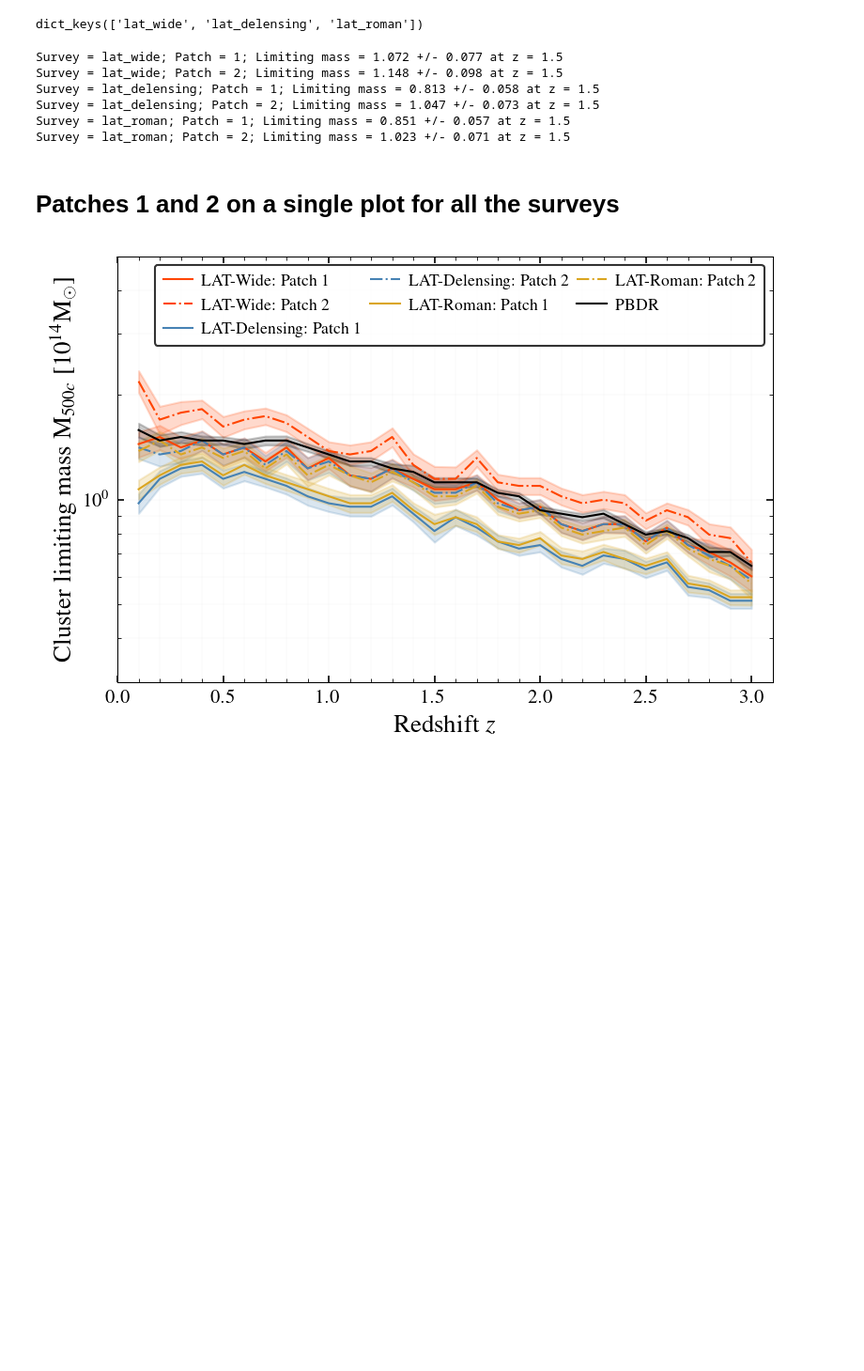
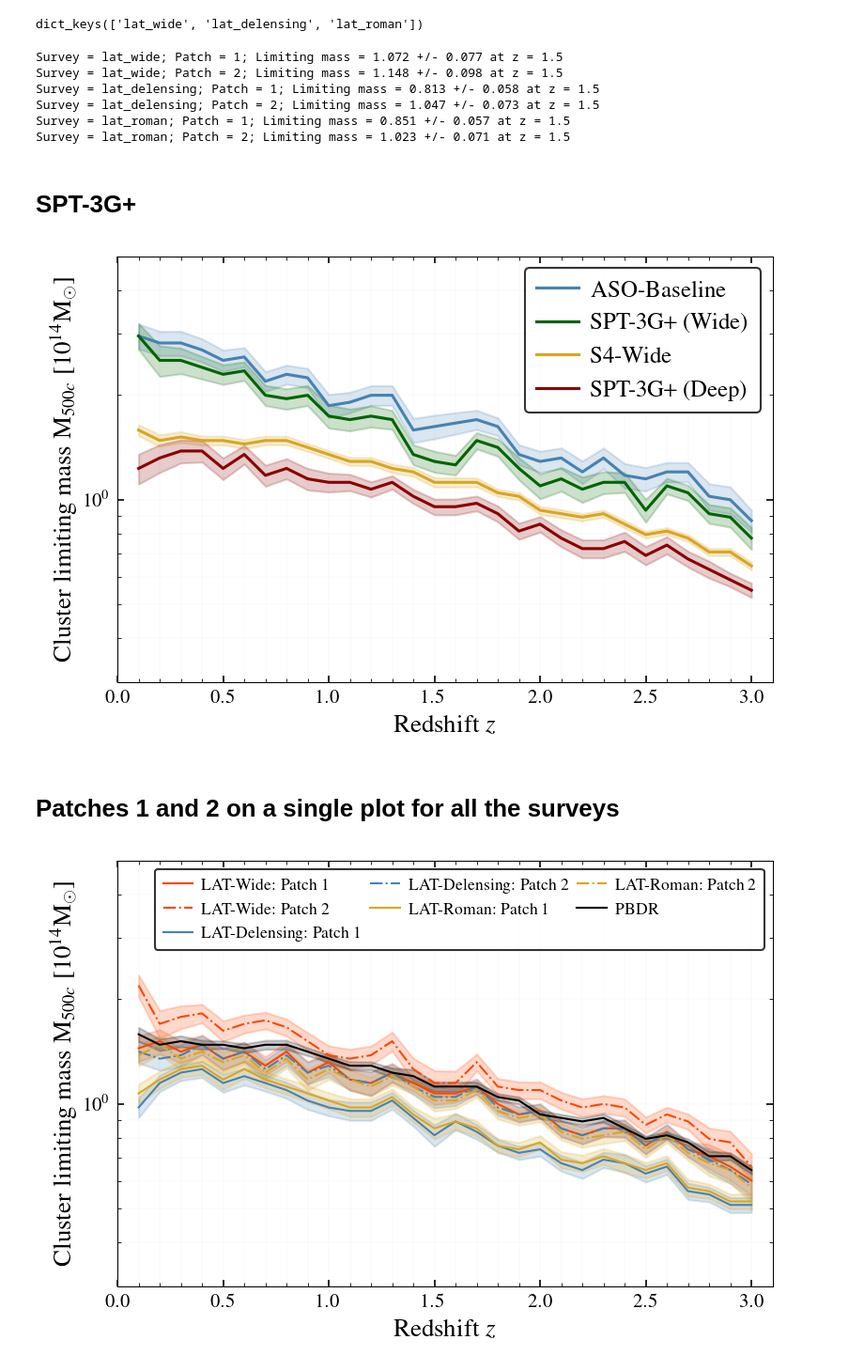
Before and after one commit to sriniraghunathan/cmb_s4_all_chile_optimisation_2025_05, a Jupyter notebook: make_cluster_plots.ipynb, the cells around one changed output. Shown at 94% size. Saved outputs shown, nothing was run; the diff lists cells and outputs as text; code cells hidden in the pictures; blank space fills up the shorter version.

```diff
--- a/make_cluster_plots.ipynb
+++ b/make_cluster_plots.ipynb
@@ -81,6 +81,9 @@ for zval in curr_lim_mass_dic:
     zarr.append( zval )
     lim_mass_arr.append( curr_lim_mass_dic[zval][0] )
     lim_mass_err_arr.append( curr_lim_mass_dic[zval][1] )
+if (1): #make the errors nicer just in case
+    lim_mass_err_arr = np.asarray(lim_mass_err_arr)
+    lim_mass_err_arr = median_filter(lim_mass_err_arr, 5)
 
 cluster_lim_mass_dic_pbdr['S4-Wide'] = [np.asarray(zarr), np.asarray(lim_mass_arr), np.asarray(lim_mass_err_arr)]
 
@@ -103,7 +106,8 @@ cluster_lim_mass_dic_pbdr_ultradeep['S4-Ultra deep'] = [np.asarray(zarr), np.asa
 cluster_lim_mass_dic_others = {}
 tmp_fname_dic = {'ASO-Baseline':'%s/snr_from_lnlikes_s4_all_chile_config_latadvanced_so_baseline_only_baseline-diffbgskies_with_limiting_masses.npy' %(fd),
                  'ASO-Goal':'%s/snr_from_lnlikes_s4_all_chile_config_latadvanced_so_goal_only_baseline-diffbgskies_with_limiting_masses.npy' %(fd),
-                 'SPT-3G+':'%s/snr_from_lnlikes_s4_all_chile_config_latspt3g_plus_only_baseline-diffbgskies_with_limiting_masses.npy' %(fd),
+                 'SPT-3G+_Deep':'%s/snr_from_lnlikes_s4_all_chile_config_latspt3g_plus_only_baseline-diffbgskies_with_limiting_masses.npy' %(fd),
+                 'SPT-3G+_Wide':'%s/snr_from_lnlikes_s4_all_chile_config_latspt3g_plus_wide_only---year-1_baseline-diffbgskies_with_limiting_masses.npy' %(fd),
                  'LAT_wide+ASO-Goal-Patch-1-Year2':'%s/snr_from_lnlikes_s4_all_chile_config_lat_wide---patch1---year2+advanced_so_goal_baseline-diffbgskies_with_limiting_masses.npy' %(fd),
                  'LAT_wide+ASO-Goal-Patch-2-Year2':'%s/snr_from_lnlikes_s4_all_chile_config_lat_wide---patch2---year2+advanced_so_goal_baseline-diffbgskies_with_limiting_masses.npy' %(fd),
                  'LAT_wide+ASO-Goal-Patch-1-Year10':'%s/snr_from_lnlikes_s4_all_chile_config_lat_wide---patch1+advanced_so_goal_baseline-diffbgskies_with_limiting_masses.npy' %(fd),
@@ -118,6 +122,10 @@ for tmp_exp in tmp_fname_dic:
         lim_mass_arr.append( curr_lim_mass_dic[zval][0] )
         lim_mass_err_arr.append( curr_lim_mass_dic[zval][1] )
 
+    if (1): #make the errors nicer just in case
+        lim_mass_err_arr = np.asarray(lim_mass_err_arr)
+        lim_mass_err_arr = median_filter(lim_mass_err_arr, 5)
+
     cluster_lim_mass_dic_others[tmp_exp] = [np.asarray(zarr), np.asarray(lim_mass_arr), np.asarray(lim_mass_err_arr)]
 # %%
 reqd_z = 1.5
@@ -133,6 +141,63 @@ Survey = lat_delensing; Patch = 1; Limiting mass = 0.813 +/- 0.058 at z = 1.5
 Survey = lat_delensing; Patch = 2; Limiting mass = 1.047 +/- 0.073 at z = 1.5
 Survey = lat_roman; Patch = 1; Limiting mass = 0.851 +/- 0.057 at z = 1.5
 Survey = lat_roman; Patch = 2; Limiting mass = 1.023 +/- 0.071 at z = 1.5
+# %% [markdown]
+# SPT-3G+
+# %%
+clf()
+fsval = 13
+alphaval_for_errros = 0.2
+xmin, xmax = 0., 3.1
+ymin, ymax = 0.3, 5.
+ax = subplot(111, yscale = 'log')
+color_dic = {'lat_wide': 'orangered', 'lat_delensing': 'steelblue', 'lat_roman': 'goldenrod'}
+ls_dic = {1: '-', 2: '-.'}
+
+lwval = 1.5
+
+#ASO-Baseline
+zarr, lim_mass_arr, lim_mass_err_arr = cluster_lim_mass_dic_others['ASO-Baseline']
+plot(zarr, lim_mass_arr, color = 'steelblue', ls = '-', lw = lwval, label = r'ASO-Baseline')
+fill_between( zarr, lim_mass_arr-lim_mass_err_arr, lim_mass_arr+lim_mass_err_arr, color = 'steelblue', alpha = alphaval_for_errros)
+
+#ASO-Goal
+zarr, lim_mass_arr, lim_mass_err_arr = cluster_lim_mass_dic_others['ASO-Goal']
+#plot(zarr, lim_mass_arr, color = 'darkorange', ls = '-', lw = lwval, label = r'ASO-Goal')
+#fill_between( zarr, lim_mass_arr-lim_mass_err_arr, lim_mass_arr+lim_mass_err_arr, color = 'darkorange', alpha = alphaval_for_errros)
+
+#SPT-3G+
+zarr, lim_mass_arr, lim_mass_err_arr = cluster_lim_mass_dic_others['SPT-3G+_Wide']
+plot(zarr, lim_mass_arr, color = 'darkgreen', ls = '-', lw = lwval, label = r'SPT-3G$+$ (Wide)')
+fill_between( zarr, lim_mass_arr-lim_mass_err_arr, lim_mass_arr+lim_mass_err_arr, color = 'darkgreen', alpha = alphaval_for_errros)
+
+
+#now add PBDR
+zarr, lim_mass_arr, lim_mass_err_arr = cluster_lim_mass_dic_pbdr['S4-Wide']
+plot(zarr, lim_mass_arr, color = 'goldenrod', ls = '-', lw = lwval, label = r'S4-Wide')
+fill_between( zarr, lim_mass_arr-lim_mass_err_arr, lim_mass_arr+lim_mass_err_arr, color = 'goldenrod', alpha = alphaval_for_errros)
+#xloc, yloc = 2, 1.
+#text( xloc, yloc, r'{\bf S4-PBDR}', fontsize = fsval-2, rotation = -10)
+
+#SPT-3G+
+zarr, lim_mass_arr, lim_mass_err_arr = cluster_lim_mass_dic_others['SPT-3G+_Deep']
+plot(zarr, lim_mass_arr, color = 'darkred', ls = '-', lw = lwval, label = r'SPT-3G$+$ (Deep)')
+fill_between( zarr, lim_mass_arr-lim_mass_err_arr, lim_mass_arr+lim_mass_err_arr, color = 'darkred', alpha = alphaval_for_errros)
+
+
+
+ylim( ymin, ymax )
+xlim( xmin, xmax )
+legend(loc = 1, fontsize = fsval-1, ncol = 1, columnspacing = 0.5, handletextpad = 0.5, handlelength = 1.8)
+ylabel(r'Cluster limiting mass M$_{500c}$ [$10^{14}$M$_{\odot}$]', fontsize = fsval)
+xlabel(r'Redshift $z$', fontsize = fsval )
+#title(r'CMB-S4 all-Chile configurations', fontsize = fsval + 2)
+grid(True, which = 'both', axis = 'both', lw = 0.2, alpha = 0.05)
+
+plname = 'plots/cluster_lim_mass_vs_z_spt3gplus.png'
+#savefig(plname, dpi = 200.)
+show(); ##sys.exit()
+# %% [output]
+[figure, added]
 # %% [markdown]
 # Patches 1 and 2 on a single plot for all the surveys
 # %%
```
